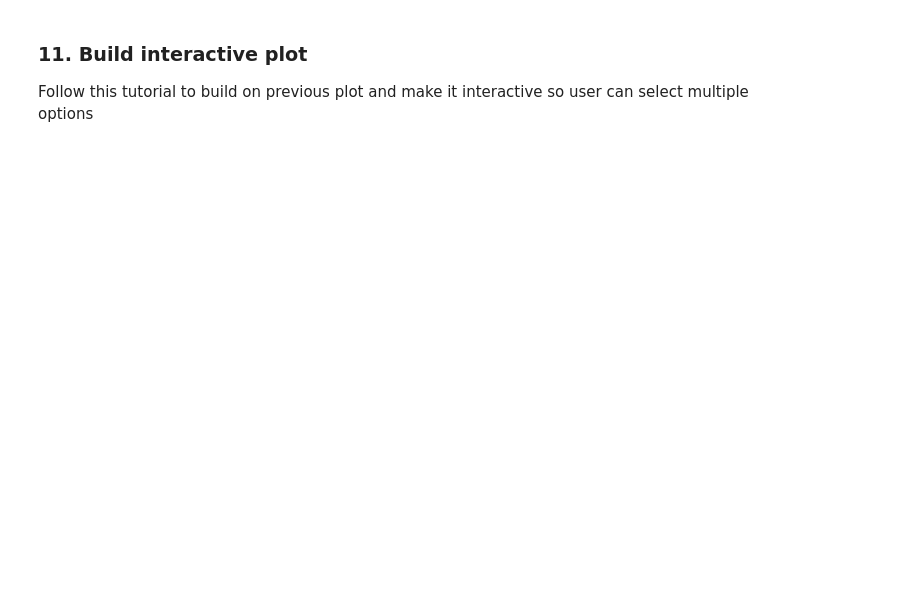
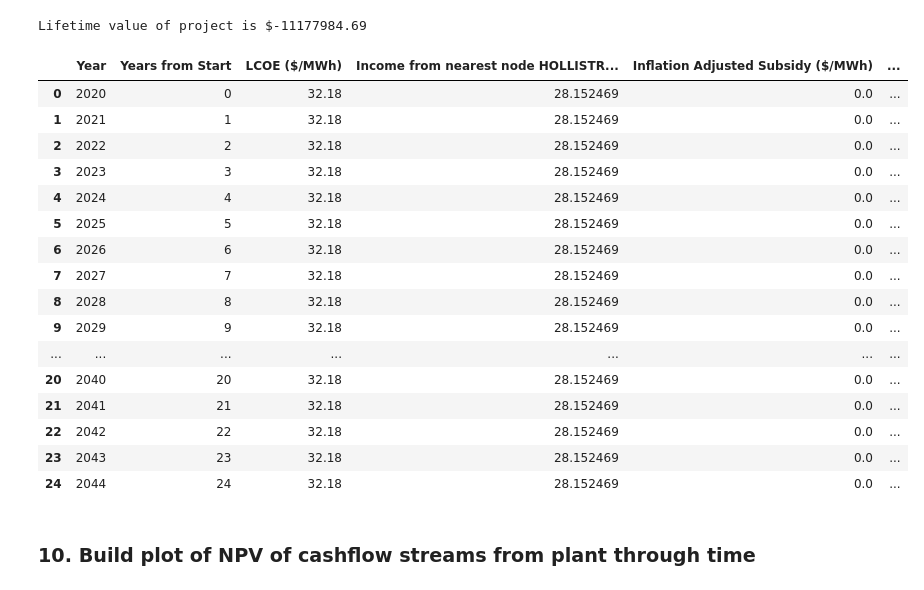
Before and after one commit to Tbwheeler94/energy-explorer-data-pipeline, a Jupyter notebook: content/data-pipeline.ipynb, the cells around one changed output. Cells and saved outputs as stored; diff of their text form; code cells hidden in the pictures; blank space fills up the shorter version.

Commit message:
v1 of data pipeline documentation complete

```diff
--- a/content/data-pipeline.ipynb
+++ b/content/data-pipeline.ipynb
@@ -749,0 +691,11 @@ lifetime_value_df
+# %%
+# calculate the number of annual operating hours
+annual_operating_hours = 8760 - number_of_dropped_rows
+
+# crf factor used to discount project cashflows over lifetime
+crf = (user_inputs['real_discount_rate']/100 * (1 + user_inputs['real_discount_rate']/100) ** user_inputs['project_lifetime']) / ((1 + user_inputs['real_discount_rate']/100) ** user_inputs['project_lifetime'] - 1)
+
+# calculate lcoe
+lcoe = round((((user_inputs['capital_cost_per_mwh']*(1-user_inputs['tax_credit']/100)) * user_inputs['installed_capacity'] * crf) + (user_inputs['fixed_per_mwh'] * user_inputs['installed_capacity'])) / (user_inputs['installed_capacity'] * dc_capacity_factor * annual_operating_hours),2)
+
+print(f"Levelized cost of energy is ${lcoe}")
@@ -749,0 +714,14 @@ lifetime_value_df
+# %%
+# multiply generation per hour ['Generation (MW)'] by price per hour [MW] and put result in new column ['earnings_per_hour']
+lmp_generation_combined['earnings_per_hour'] = lmp_generation_combined['Generation (MW)'] * lmp_generation_combined['MW']
+
+# find sum of hourly generation and hourly earnings to find average earning per hour
+total_annual_generation = lmp_generation_combined['Generation (MW)'].sum()
+total_annual_earnings = lmp_generation_combined['earnings_per_hour'].sum()
+
+# divide total annual earnings by total annual generation to find average earning per hour
+average_earnings_per_mwh = total_annual_earnings/total_annual_generation
+
+net_average_earnings_per_mwh = round(average_earnings_per_mwh - lcoe, 3)
+
+print(f"Average net earnings is ${net_average_earnings_per_mwh} per MWh")
@@ -750,3 +736,41 @@ lifetime_value_df
+# %%
+lifetime_value_df = pd.DataFrame()
+
+selected_node = lmp_only['NODE'].iat[0]
+
+lifetime_value_df['Year'] = np.arange(start= int(year), stop = int(year) + user_inputs['project_lifetime'], step= 1)
+lifetime_value_df['Years from Start'] = np.arange(start= 0, stop = user_inputs['project_lifetime'], step= 1)
+lifetime_value_df['LCOE ($/MWh)'] = round(lcoe, 2)
+lifetime_value_df[f'Income from nearest node {selected_node} ($/MWh)'] = average_earnings_per_mwh
+lifetime_value_df['Inflation Adjusted Subsidy ($/MWh)'] = (user_inputs['subsidy']/((1+(user_inputs['real_discount_rate']/100))**lifetime_value_df['Years from Start']))
+lifetime_value_df['Subsidized Income ($/MWh)'] = round(lifetime_value_df[f'Income from nearest node {selected_node} ($/MWh)'] + lifetime_value_df['Inflation Adjusted Subsidy ($/MWh)'], 2)
+lifetime_value_df['NPV Annual Income ($/Year)'] = round(((lifetime_value_df['Subsidized Income ($/MWh)'] - lifetime_value_df['LCOE ($/MWh)'])* total_annual_generation)/((1+(user_inputs['real_discount_rate']/100))**lifetime_value_df['Years from Start']), 2)
+
+project_lifetime_value = round(lifetime_value_df['NPV Annual Income ($/Year)'].sum(), 3)
+
+print(f"Lifetime value of project is ${project_lifetime_value}")
+lifetime_value_df
+# %% [output]
+Lifetime value of project is $-11177984.69
+|  | Year | Years from Start | LCOE ($/MWh) | Income from nearest node HOLLISTR... | Inflation Adjusted Subsidy ($/MWh) | ... |
+| 0 | 2020 | 0 | 32.18 | 28.152469 | 0.0 | ... |
+| 1 | 2021 | 1 | 32.18 | 28.152469 | 0.0 | ... |
+| 2 | 2022 | 2 | 32.18 | 28.152469 | 0.0 | ... |
+| 3 | 2023 | 3 | 32.18 | 28.152469 | 0.0 | ... |
+| 4 | 2024 | 4 | 32.18 | 28.152469 | 0.0 | ... |
+| 5 | 2025 | 5 | 32.18 | 28.152469 | 0.0 | ... |
+| 6 | 2026 | 6 | 32.18 | 28.152469 | 0.0 | ... |
+| 7 | 2027 | 7 | 32.18 | 28.152469 | 0.0 | ... |
+| 8 | 2028 | 8 | 32.18 | 28.152469 | 0.0 | ... |
+| 9 | 2029 | 9 | 32.18 | 28.152469 | 0.0 | ... |
+| ... | ... | ... | ... | ... | ... | ... |
+| 20 | 2040 | 20 | 32.18 | 28.152469 | 0.0 | ... |
+| 21 | 2041 | 21 | 32.18 | 28.152469 | 0.0 | ... |
+| 22 | 2042 | 22 | 32.18 | 28.152469 | 0.0 | ... |
+| 23 | 2043 | 23 | 32.18 | 28.152469 | 0.0 | ... |
+| 24 | 2044 | 24 | 32.18 | 28.152469 | 0.0 | ... |
+# %% [markdown]
+### 10. Build plot of NPV of cashflow streams from plant through time
 # %%
 from dash import dcc
 from dash import html
@@ -768,7 +792,3 @@ fig.update_layout(barmode='stack',
 fig
 
 #plotly_plot_obj = plot({'data': fig}, output_type='div')
-# %% [markdown]
-### 11. Build interactive plot
-
-Follow this tutorial to build on previous plot and make it interactive so user can select multiple options
```
Also changed, not shown: parts of 61 cells of this notebook.
